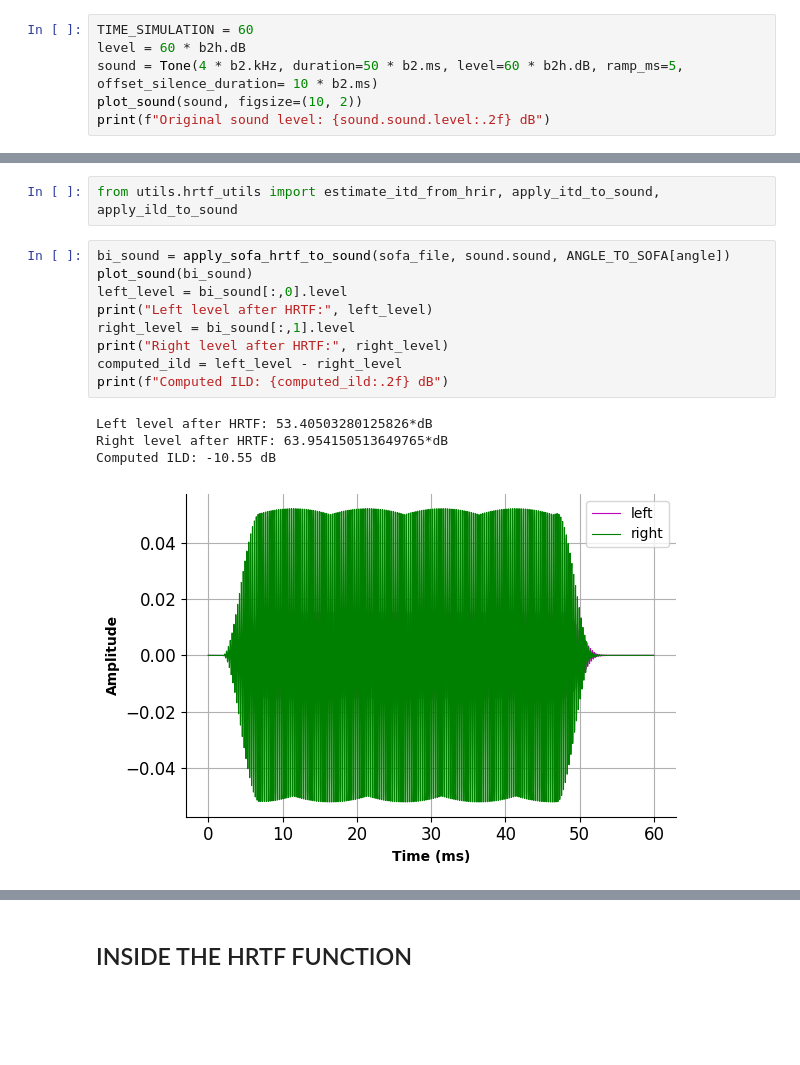
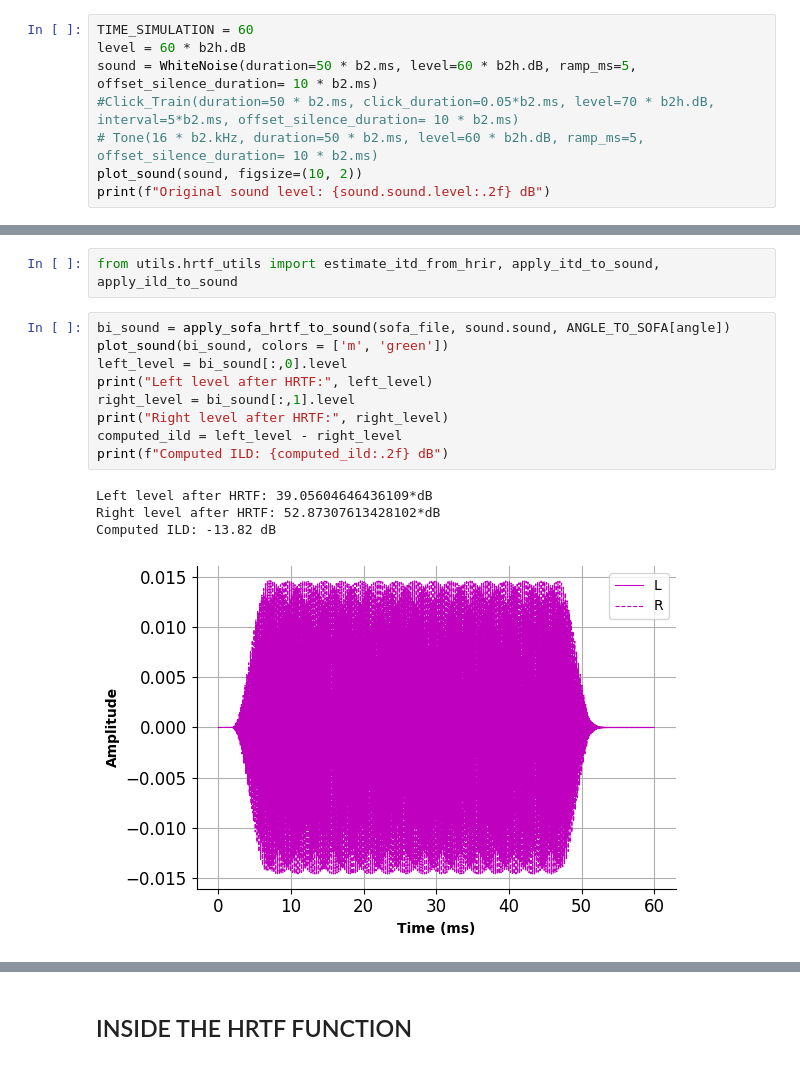
Before and after one commit to francescodesantis/sound_localization_model, a Jupyter notebook: plot/hrtf.ipynb, the cells around one changed output, grey strips where cells are left out. Saved outputs shown, nothing was run; the diff lists cells and outputs as text; blank space fills up the shorter version.

```diff
--- a/plot/hrtf.ipynb
+++ b/plot/hrtf.ipynb
@@ -17,7 +48,9 @@ from scipy.fft import rfft, irfft
 # %%
 TIME_SIMULATION = 60
 level = 60 * b2h.dB
-sound = Tone(4 * b2.kHz, duration=50 * b2.ms, level=60 * b2h.dB, ramp_ms=5, offset_silence_duration= 10 * b2.ms)
+sound = WhiteNoise(duration=50 * b2.ms, level=60 * b2h.dB, ramp_ms=5, offset_silence_duration= 10 * b2.ms)
+#Click_Train(duration=50 * b2.ms, click_duration=0.05*b2.ms, level=70 * b2h.dB, interval=5*b2.ms, offset_silence_duration= 10 * b2.ms)
+# Tone(16 * b2.kHz, duration=50 * b2.ms, level=60 * b2h.dB, ramp_ms=5, offset_silence_duration= 10 * b2.ms)
 plot_sound(sound, figsize=(10, 2))
 print(f"Original sound level: {sound.sound.level:.2f} dB")
 # %% [output]
@@ -59,18 +92,18 @@ plot_hrtf_magnitude(subject, ANGLE_TO_SOFA[angle], sound_fs)
 from utils.hrtf_utils import estimate_itd_from_hrir, apply_itd_to_sound, apply_ild_to_sound
 # %%
 bi_sound = apply_sofa_hrtf_to_sound(sofa_file, sound.sound, ANGLE_TO_SOFA[angle])
-plot_sound(bi_sound)
+plot_sound(bi_sound, colors = ['m', 'green'])
 left_level = bi_sound[:,0].level
 print("Left level after HRTF:", left_level)
 right_level = bi_sound[:,1].level
 print("Right level after HRTF:", right_level)
 computed_ild = left_level - right_level
 print(f"Computed ILD: {computed_ild:.2f} dB")
 # %% [output]
-Left level after HRTF: 53.40503280125826*dB
-Right level after HRTF: 63.954150513649765*dB
-Computed ILD: -10.55 dB
+Left level after HRTF: 39.05604646436109*dB
+Right level after HRTF: 52.87307613428102*dB
+Computed ILD: -13.82 dB
-[figure, old version]
+[figure, new version]
 # %%
 itd = estimate_itd_from_hrir(left_ir,right_ir,sound_fs)
 print("Extracted ITD:", itd*1000000, 'us')
```
Also changed, not shown: parts of 11 cells of this notebook.
